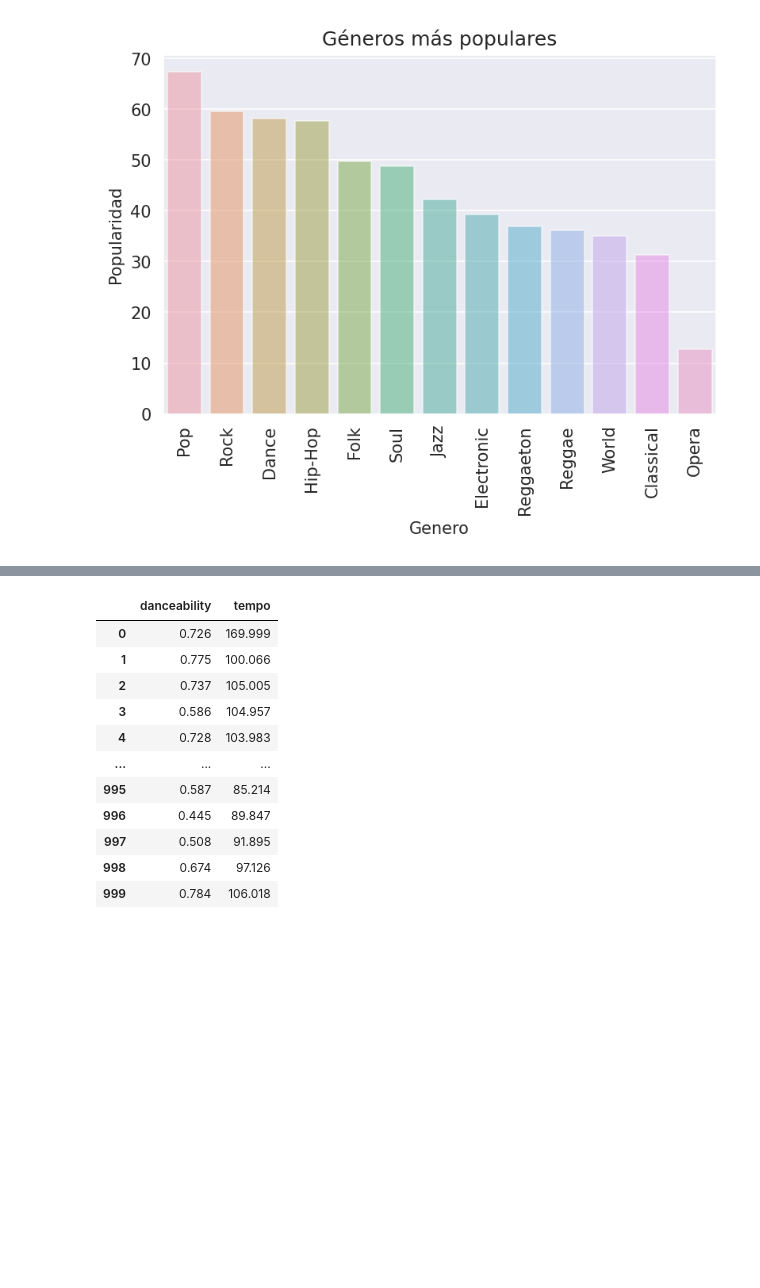
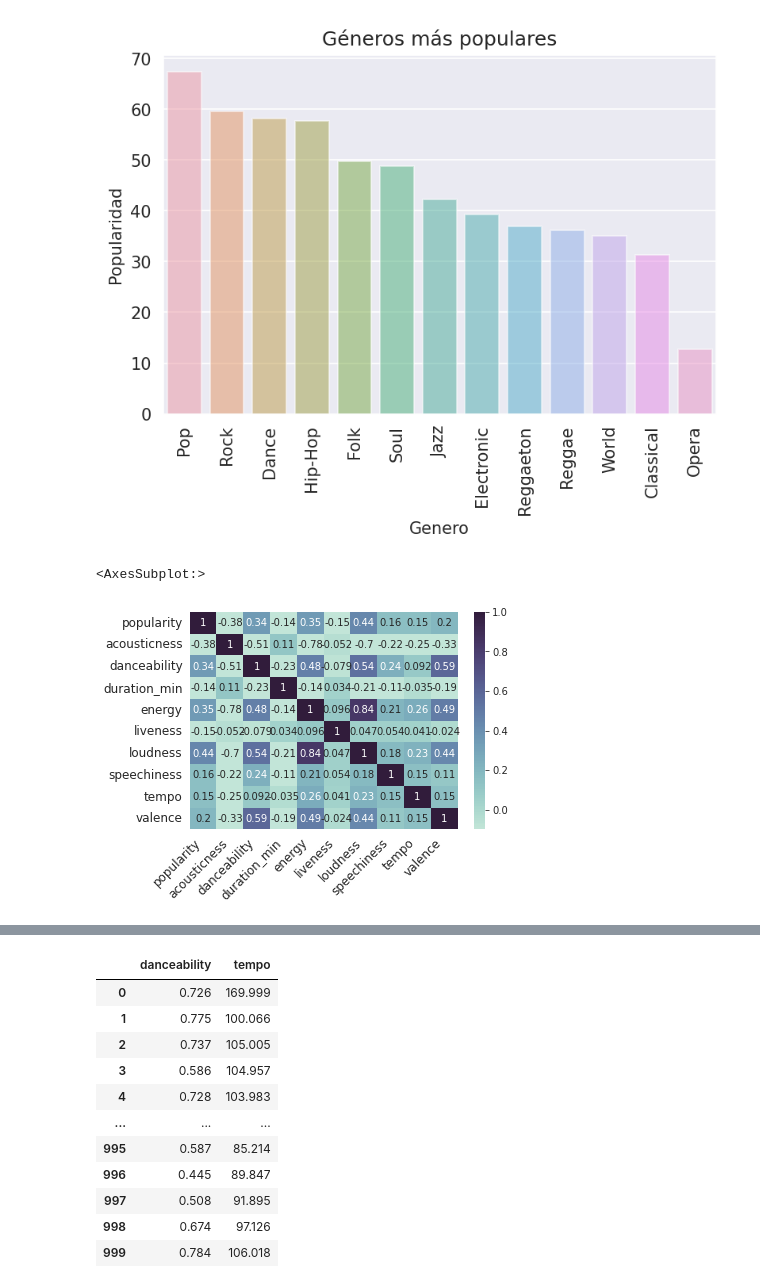
Before and after one commit to 1gnacio/orgadatos-kaggle-tp1, a Jupyter notebook: notebook707f668b56.ipynb, the cells around one changed output, grey strips where cells are left out. Drawn from its saved outputs; the diff is of its cells as text; code cells hidden in the pictures; blank space fills up the shorter version.

```diff
--- a/notebook707f668b56.ipynb
+++ b/notebook707f668b56.ipynb
@@ -692,3 +692,21 @@ plt.xticks(rotation=90)
 plt.show()
 # %% [output]
 [figure]
+# %%
+heatmap = sns.heatmap(data_spotify.corr(), vmin=-0.1, vmax=1, annot=True, cmap=sns.color_palette("ch:start=.5,rot=-.50", as_cmap=True))
+heatmap.set_xticklabels(
+    heatmap.get_xticklabels(),
+    rotation=45,
+    horizontalalignment='right',
+    fontweight='light',
+    fontsize='large'
+)
+heatmap.set_yticklabels(
+    heatmap.get_yticklabels(),
+    fontweight='light',
+    fontsize='large'
+)
+heatmap
+# %% [output]
+<AxesSubplot:>
+[figure, added]
```
Also changed, not shown: parts of 3 cells of this notebook.
